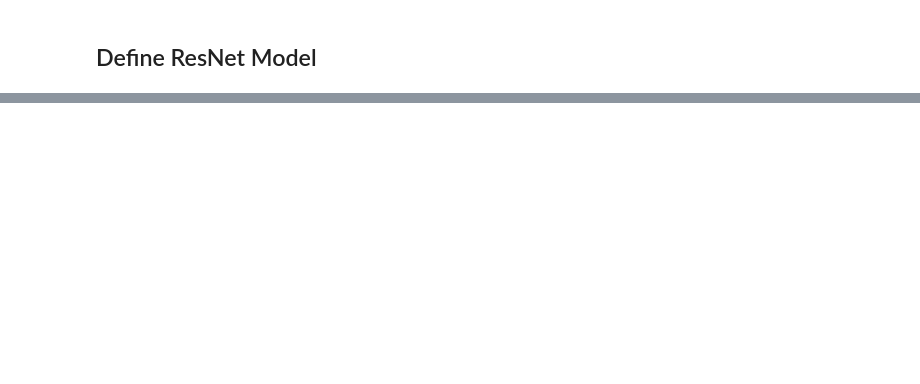
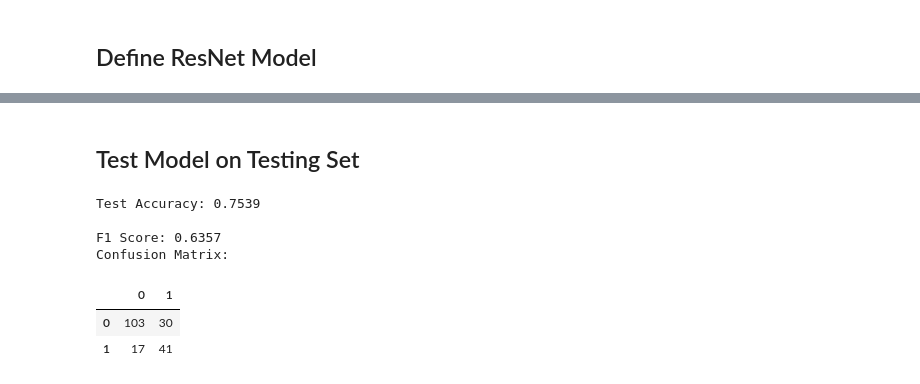
Before and after one commit to acnagle/CLA-Project, a Jupyter notebook: Code/Mendota Data with Shuffling ResNet.ipynb, the cells around one changed output, grey strips where cells are left out. Cells and saved outputs as stored; diff of their text form; code cells hidden in the pictures; blank space fills up the shorter version.

```diff
--- a/Code/Mendota Data with Shuffling ResNet.ipynb
+++ b/Code/Mendota Data with Shuffling ResNet.ipynb
@@ -152,0 +312,29 @@ model = resnet.ResNet18()
+# %% [markdown]
+## Test Model on Testing Set
+# %%
+model.eval()    # test model
+
+for samples, target in test_loader:
+    opt.zero_grad()
+    output = model(samples)
+    loss = criterion(output, target.squeeze(1).long())
+
+    _, pred = torch.max(output, 1)
+
+acc = torch.sum(pred == target.squeeze(1).long()).float() / len(target)
+f1 = f1_score(target, pred)
+conf_matrix = confusion_matrix(target.numpy(), pred.numpy(), labels=[0, 1])
+
+print('\nTest Accuracy: {:0.4f}'.format(acc))
+print('\nF1 Score: {:0.4f}'.format(f1))
+print('Confusion Matrix:')
+display(pd.DataFrame(conf_matrix))
+print('\n\n')
+# %% [output]
+Test Accuracy: 0.7539
+
+F1 Score: 0.6357
+Confusion Matrix:
+|  | 0 | 1 |
+| 0 | 103 | 30 |
+| 1 | 17 | 41 |
```
Also changed, not shown: parts of 10 cells of this notebook, 1 other file.
